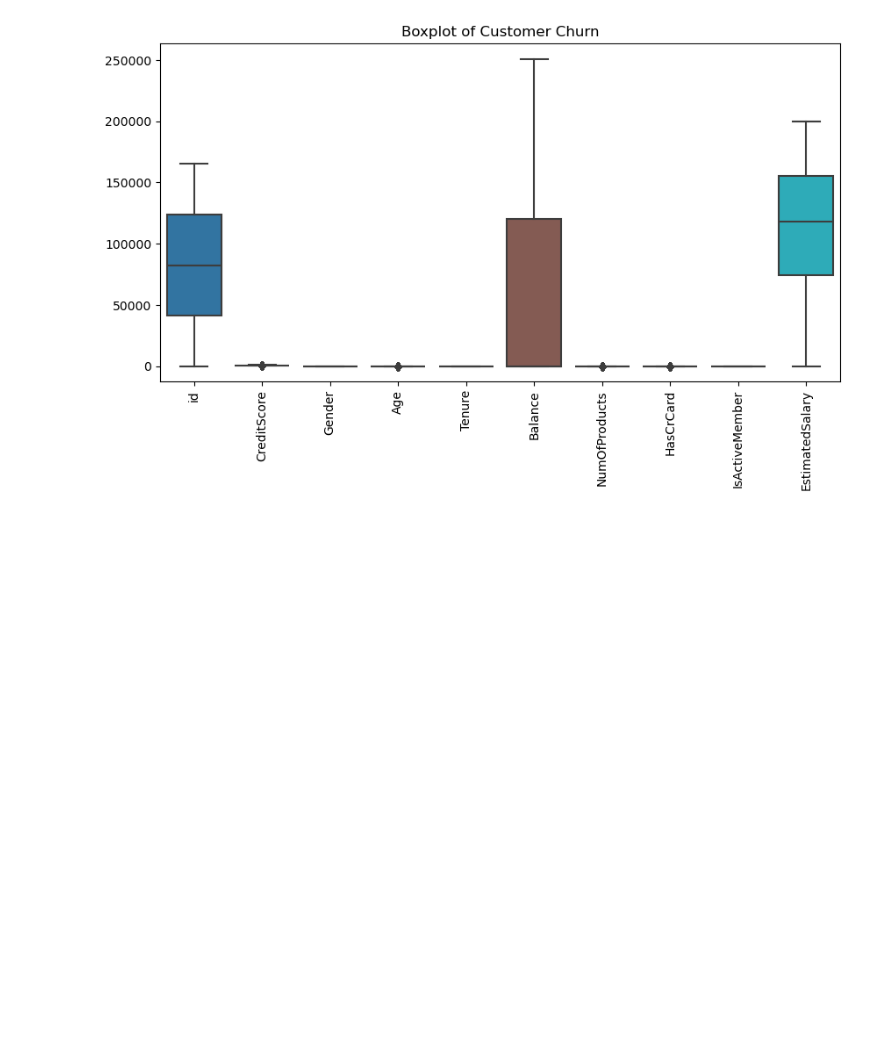
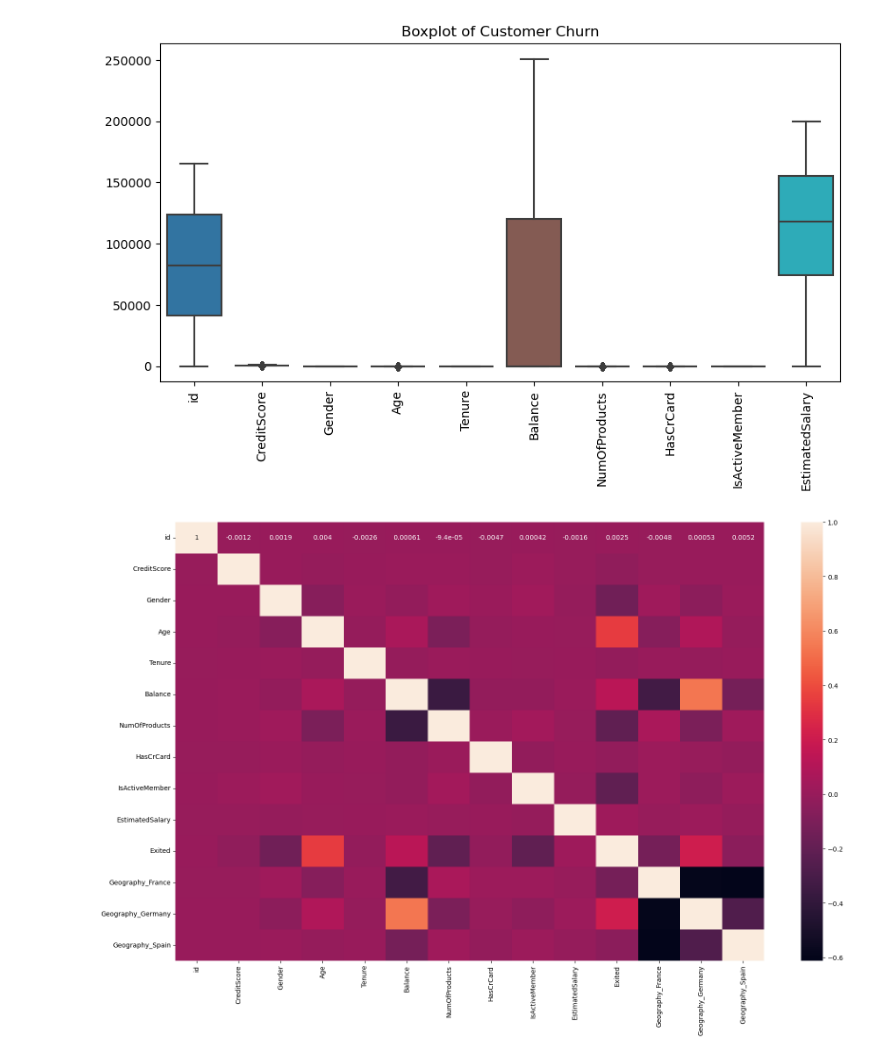
Before and after one commit to MaukanMir/Bank-Churn-Classifier, a Jupyter notebook: training.ipynb, the cells around one changed output. Cells and saved outputs as stored; diff of their text form; code cells hidden in the pictures; blank space fills up the shorter version.

Commit message:
Added new heatmap

```diff
--- a/training.ipynb
+++ b/training.ipynb
@@ -81,7 +128,7 @@ Name: count, dtype: int64
 # %%
 df["Gender"] = df["Gender"].apply(lambda x :1 if x =="Male" else 0)
 # %%
-features_to_encode = ["Geography", ""]
+features_to_encode = ["Geography"]
 # %%
 df.drop(["Surname","CustomerId", "id"], inplace=True, axis=1)
 # %%
@@ -127,3 +174,28 @@ plt.xticks(rotation = 90)
 plt.show()
 # %% [output]
 [figure]
+# %%
+# Instantiate the encoder
+encoder = OneHotEncoder(sparse=False)
+
+# Fit and transform the data
+encoded_data = encoder.fit_transform(df[features_to_encode])
+
+# Create a DataFrame with the encoded data
+encoded_df = pd.DataFrame(encoded_data, columns=encoder.get_feature_names_out(features_to_encode))
+
+# Reset index of your original DataFrame if it's not in default sequential order
+df.reset_index(drop=True, inplace=True)
+
+# Concatenate the original DataFrame with the new encoded DataFrame
+df = pd.concat([df, encoded_df], axis=1)
+
+# Optionally, drop the original columns
+df.drop(features_to_encode, axis=1, inplace=True)
+# %%
+plt.figure(figsize=(20,12))
+relations = df.corr()
+sns.heatmap(data=relations,annot=True)
+plt.show()
+# %% [output]
+[figure, added]
```
Also changed, not shown: parts of 3 cells of this notebook.
